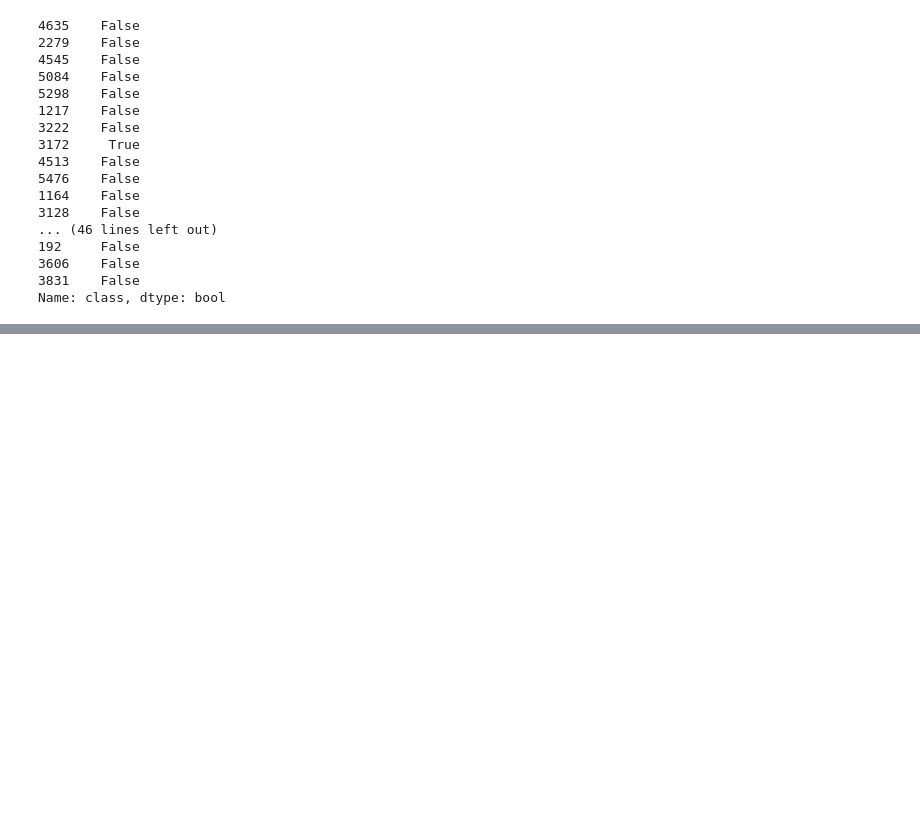
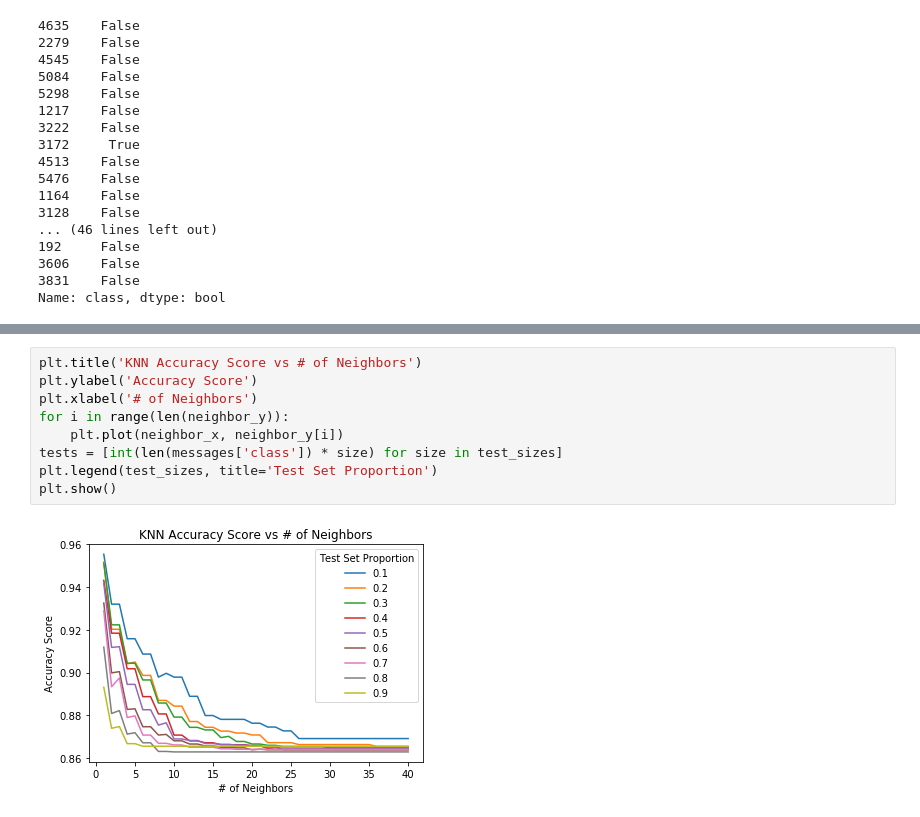
Before and after one commit to AyushSingh13/ml-project, a Jupyter notebook: raw_presentation.ipynb, the cells around one changed output, grey strips where cells are left out. Saved outputs shown, nothing was run; the diff lists cells and outputs as text; blank space fills up the shorter version.

```diff
--- a/raw_presentation.ipynb
+++ b/raw_presentation.ipynb
@@ -260,0 +300,11 @@ print prediction['KNN'].shape
+# %%
+plt.title('KNN Accuracy Score vs # of Neighbors')
+plt.ylabel('Accuracy Score')
+plt.xlabel('# of Neighbors')
+for i in range(len(neighbor_y)):
+    plt.plot(neighbor_x, neighbor_y[i])
+tests = [int(len(messages['class']) * size) for size in test_sizes]
+plt.legend(test_sizes, title='Test Set Proportion')
+plt.show()
+# %% [output]
+[figure, added]
```
Also changed, not shown: parts of 11 cells of this notebook.
